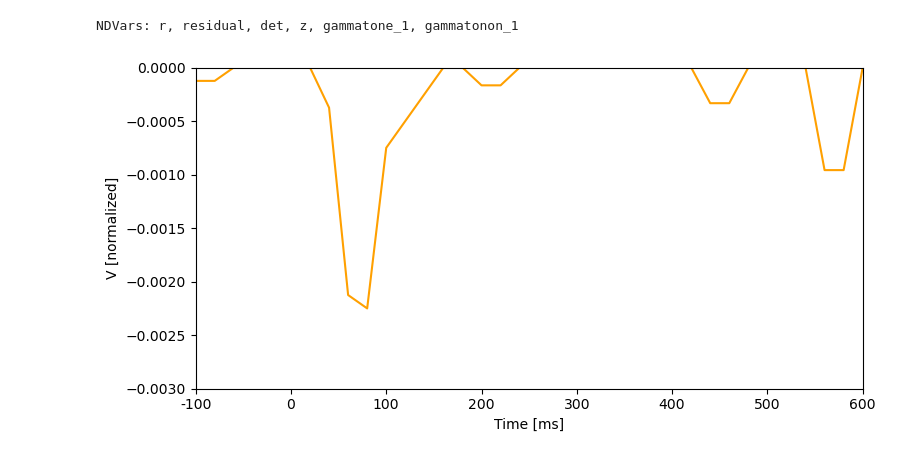
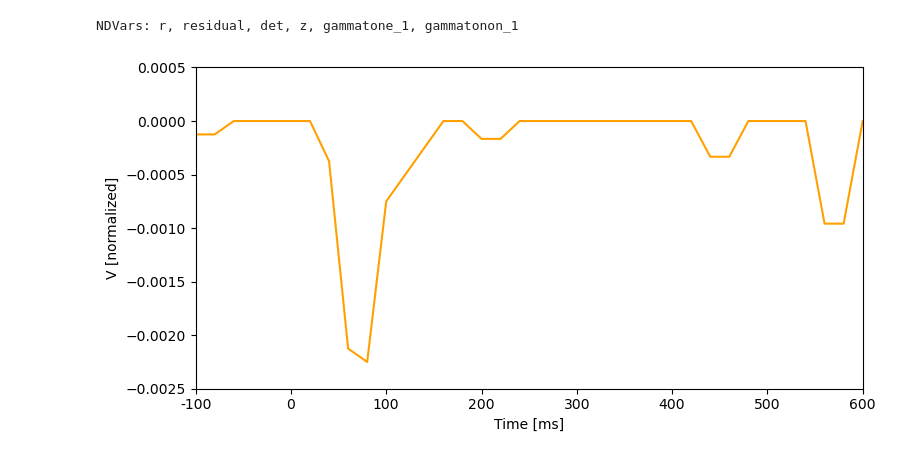
Before and after one commit to Noemii393/Eelhack-project, a Jupyter notebook: makeTRF.ipynb, the cells around one changed output. Saved outputs shown, nothing was run; the diff lists cells and outputs as text; code cells hidden in the pictures.

Commit message:
Add files via upload
Added:
- Correct TRF function
- Plot function

```diff
--- a/makeTRF.ipynb
+++ b/makeTRF.ipynb
@@ -70,6 +55,6 @@ NDVars: r, residual, det, z, gammatone_1, gammatonon_1
 # %%
 trf_temp = trf['gammatone_1'].sub(sensor='Cz')
 
-p = plot.UTS(trf_temp)
+p = plot.UTS(trf_temp, bottom = -0.0025, top = 0.0005)
 # %% [output]
-[figure, old version]
+[figure, new version]
```
Also changed, not shown: parts of 3 cells of this notebook.
